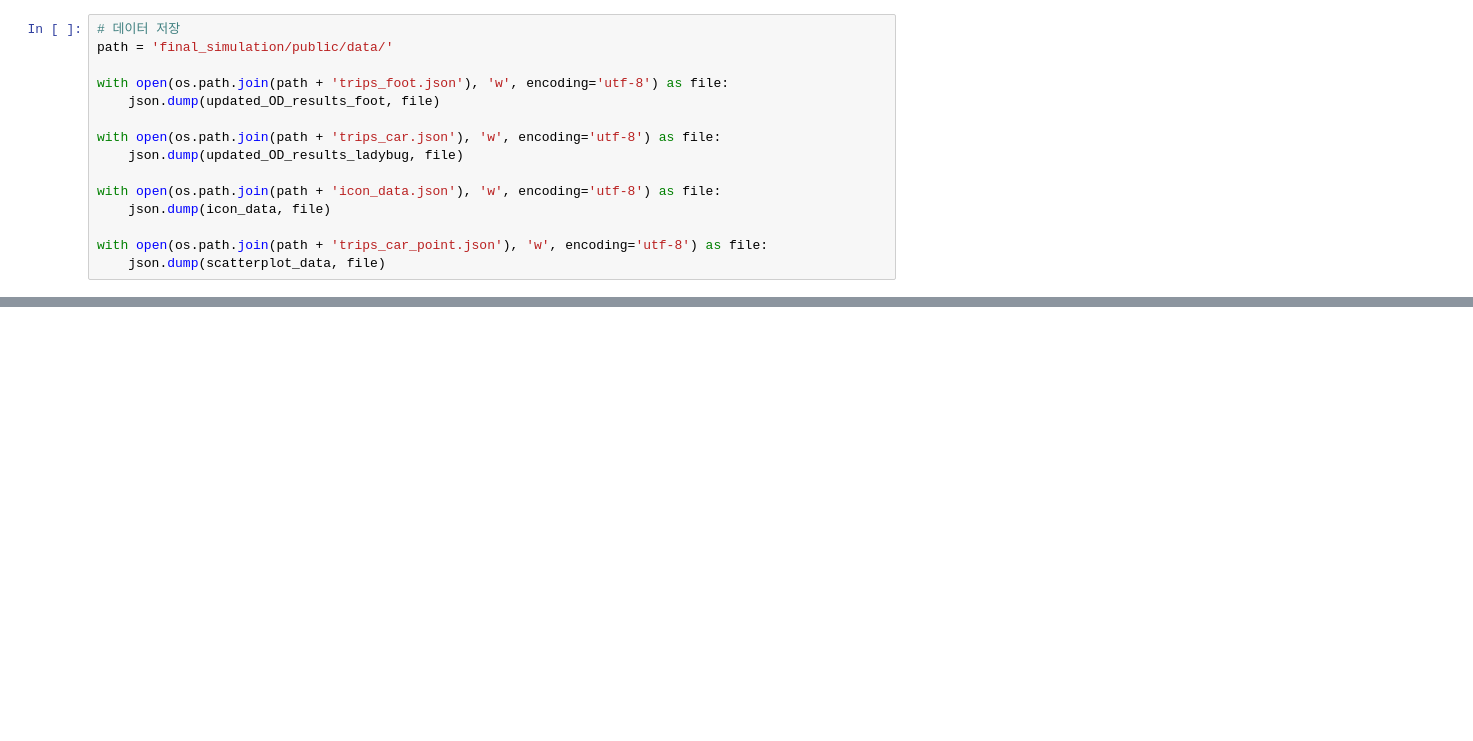
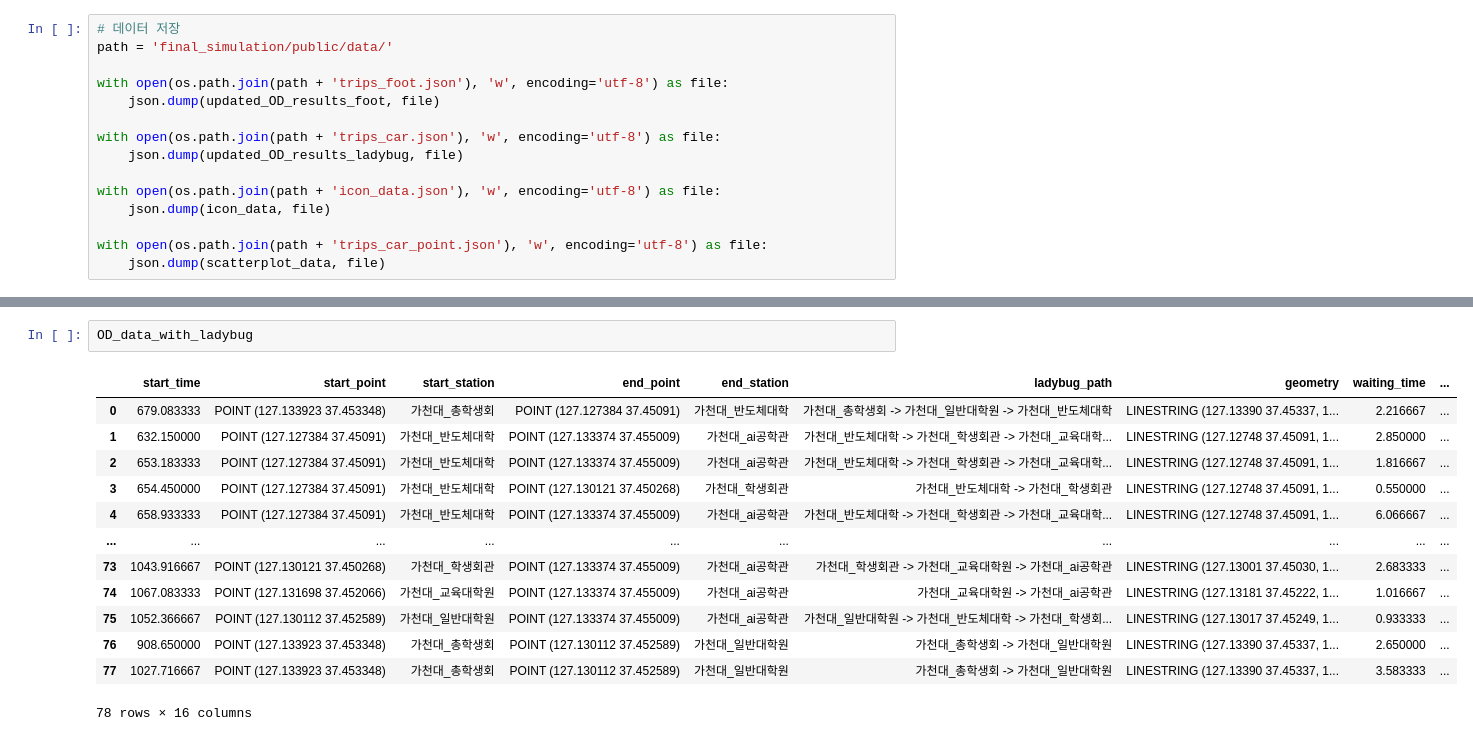
Before and after one commit to doyeonRyu/ms-final, a Jupyter notebook: final.ipynb, the cells around one changed output, grey strips where cells are left out. Cells and saved outputs as stored; diff of their text form; blank space fills up the shorter version.

```diff
--- a/final.ipynb
+++ b/final.ipynb
@@ -910,0 +946,16 @@ with open(os.path.join(path + 'trips_car_point.json'), 'w', encoding='utf-8') as
+# %%
+OD_data_with_ladybug
+# %% [output]
+|  | start_time | start_point | start_station | end_point | end_station | ladybug_path | geometry | waiting_time | ... |
+| 0 | 679.083333 | POINT (127.133923 37.453348) | 가천대_총학생회 | POINT (127.127384 37.45091) | 가천대_반도체대학 | 가천대_총학생회 -> 가천대_일반대학원 -> 가천대_반도체대학 | LINESTRING (127.13390 37.45337, 1... | 2.216667 | ... |
+| 1 | 632.150000 | POINT (127.127384 37.45091) | 가천대_반도체대학 | POINT (127.133374 37.455009) | 가천대_ai공학관 | 가천대_반도체대학 -> 가천대_학생회관 -> 가천대_교육대학... | LINESTRING (127.12748 37.45091, 1... | 2.850000 | ... |
+| 2 | 653.183333 | POINT (127.127384 37.45091) | 가천대_반도체대학 | POINT (127.133374 37.455009) | 가천대_ai공학관 | 가천대_반도체대학 -> 가천대_학생회관 -> 가천대_교육대학... | LINESTRING (127.12748 37.45091, 1... | 1.816667 | ... |
+| 3 | 654.450000 | POINT (127.127384 37.45091) | 가천대_반도체대학 | POINT (127.130121 37.450268) | 가천대_학생회관 | 가천대_반도체대학 -> 가천대_학생회관 | LINESTRING (127.12748 37.45091, 1... | 0.550000 | ... |
+| 4 | 658.933333 | POINT (127.127384 37.45091) | 가천대_반도체대학 | POINT (127.133374 37.455009) | 가천대_ai공학관 | 가천대_반도체대학 -> 가천대_학생회관 -> 가천대_교육대학... | LINESTRING (127.12748 37.45091, 1... | 6.066667 | ... |
+| ... | ... | ... | ... | ... | ... | ... | ... | ... | ... |
+| 73 | 1043.916667 | POINT (127.130121 37.450268) | 가천대_학생회관 | POINT (127.133374 37.455009) | 가천대_ai공학관 | 가천대_학생회관 -> 가천대_교육대학원 -> 가천대_ai공학관 | LINESTRING (127.13001 37.45030, 1... | 2.683333 | ... |
+| 74 | 1067.083333 | POINT (127.131698 37.452066) | 가천대_교육대학원 | POINT (127.133374 37.455009) | 가천대_ai공학관 | 가천대_교육대학원 -> 가천대_ai공학관 | LINESTRING (127.13181 37.45222, 1... | 1.016667 | ... |
+| 75 | 1052.366667 | POINT (127.130112 37.452589) | 가천대_일반대학원 | POINT (127.133374 37.455009) | 가천대_ai공학관 | 가천대_일반대학원 -> 가천대_반도체대학 -> 가천대_학생회... | LINESTRING (127.13017 37.45249, 1... | 0.933333 | ... |
+| 76 | 908.650000 | POINT (127.133923 37.453348) | 가천대_총학생회 | POINT (127.130112 37.452589) | 가천대_일반대학원 | 가천대_총학생회 -> 가천대_일반대학원 | LINESTRING (127.13390 37.45337, 1... | 2.650000 | ... |
+| 77 | 1027.716667 | POINT (127.133923 37.453348) | 가천대_총학생회 | POINT (127.130112 37.452589) | 가천대_일반대학원 | 가천대_총학생회 -> 가천대_일반대학원 | LINESTRING (127.13390 37.45337, 1... | 3.583333 | ... |
+78 rows × 16 columns
```
Also changed, not shown: parts of 16 cells of this notebook.
